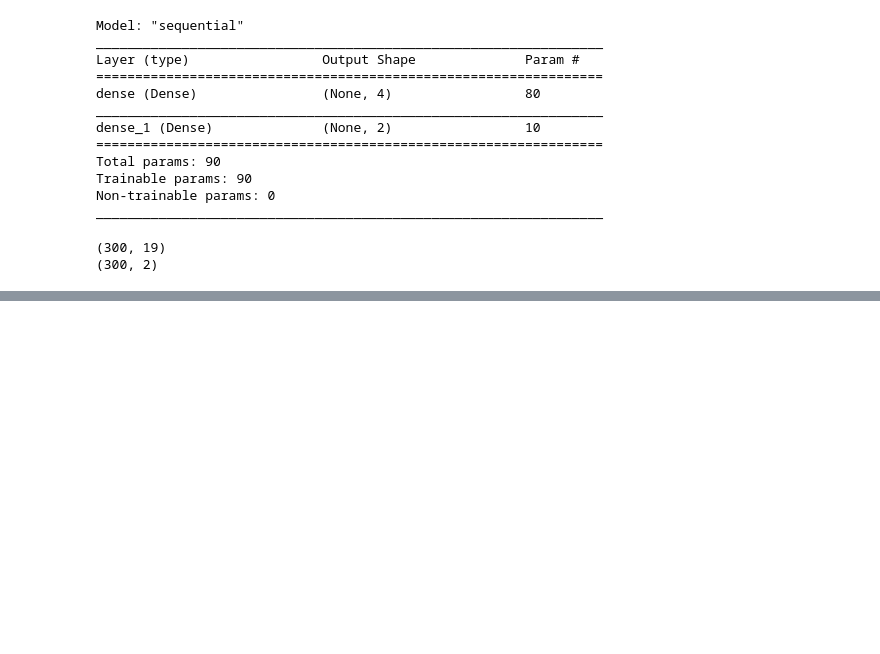
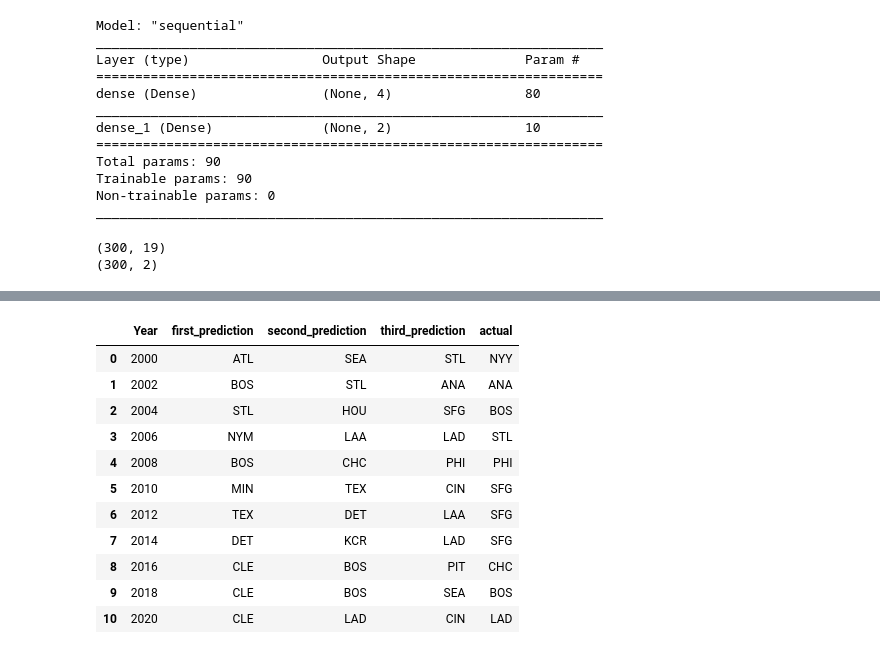
Before and after one commit to rileyfritz/final-project-MLB, a Jupyter notebook: neural_network.ipynb, the cells around one changed output, grey strips where cells are left out. Saved outputs shown, nothing was run; the diff lists cells and outputs as text; code cells hidden in the pictures; blank space fills up the shorter version.

```diff
--- a/neural_network.ipynb
+++ b/neural_network.ipynb
@@ -278,0 +272,8 @@ probs_df.sort_values(by=['Year',True],ascending=False)
+# %%
+top_three_df = pd.DataFrame(top_three)
+top_three_df = top_three_df.transpose()
+# %%
+top_three_df = top_three_df.sort_index()
+# %%
+top_three_df.reset_index(inplace=True)
+top_three_df = top_three_df.rename(columns={'index':'Year'})
@@ -278,0 +295,18 @@ probs_df.sort_values(by=['Year',True],ascending=False)
+# %%
+df = top_three_df.merge(winners_df, on='Year')
+# %%
+df.drop(columns=['Prediction','Actual'], inplace=True)
+df.rename(columns={'Team':'actual'})
+# %% [output]
+|  | Year | first_prediction | second_prediction | third_prediction | actual |
+| 0 | 2000 | ATL | SEA | STL | NYY |
+| 1 | 2002 | BOS | STL | ANA | ANA |
+| 2 | 2004 | STL | HOU | SFG | BOS |
+| 3 | 2006 | NYM | LAA | LAD | STL |
+| 4 | 2008 | BOS | CHC | PHI | PHI |
+| 5 | 2010 | MIN | TEX | CIN | SFG |
+| 6 | 2012 | TEX | DET | LAA | SFG |
+| 7 | 2014 | DET | KCR | LAD | SFG |
+| 8 | 2016 | CLE | BOS | PIT | CHC |
+| 9 | 2018 | CLE | BOS | SEA | BOS |
+| 10 | 2020 | CLE | LAD | CIN | LAD |
```
Also changed, not shown: parts of 11 cells of this notebook.
